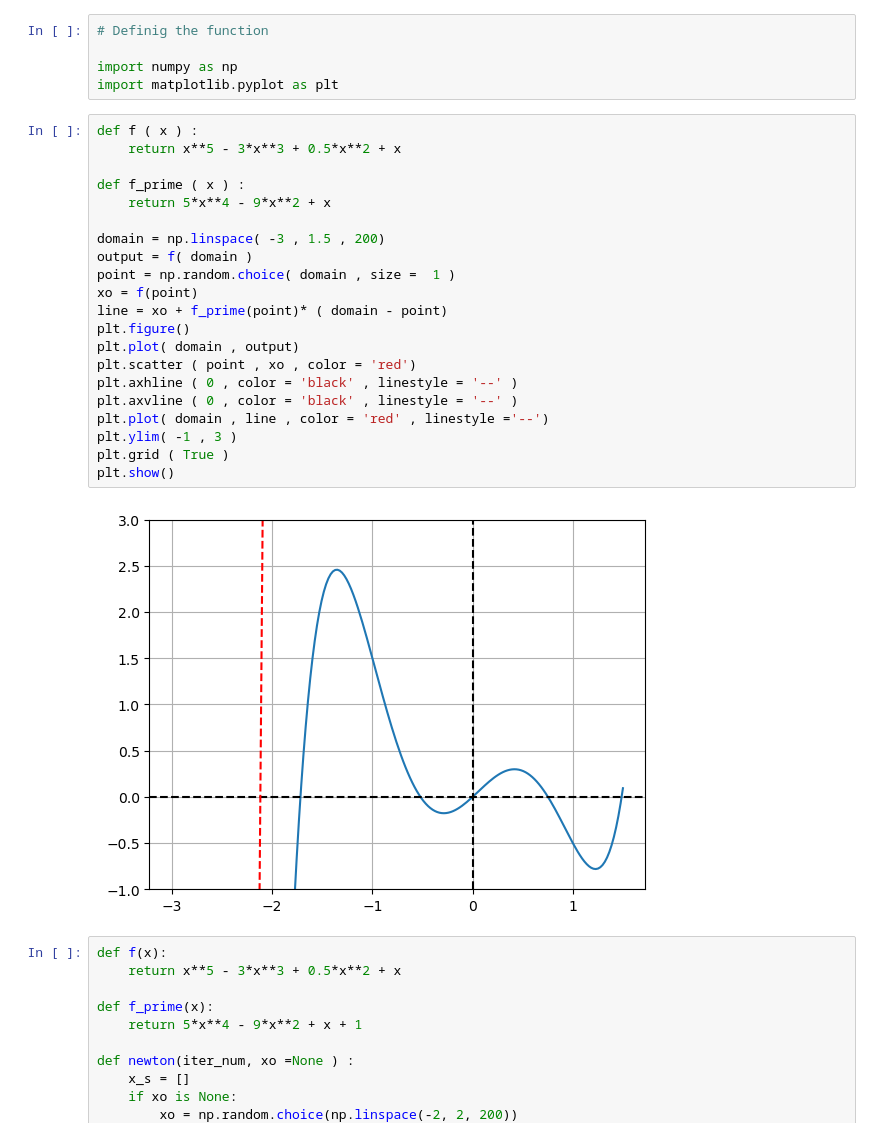
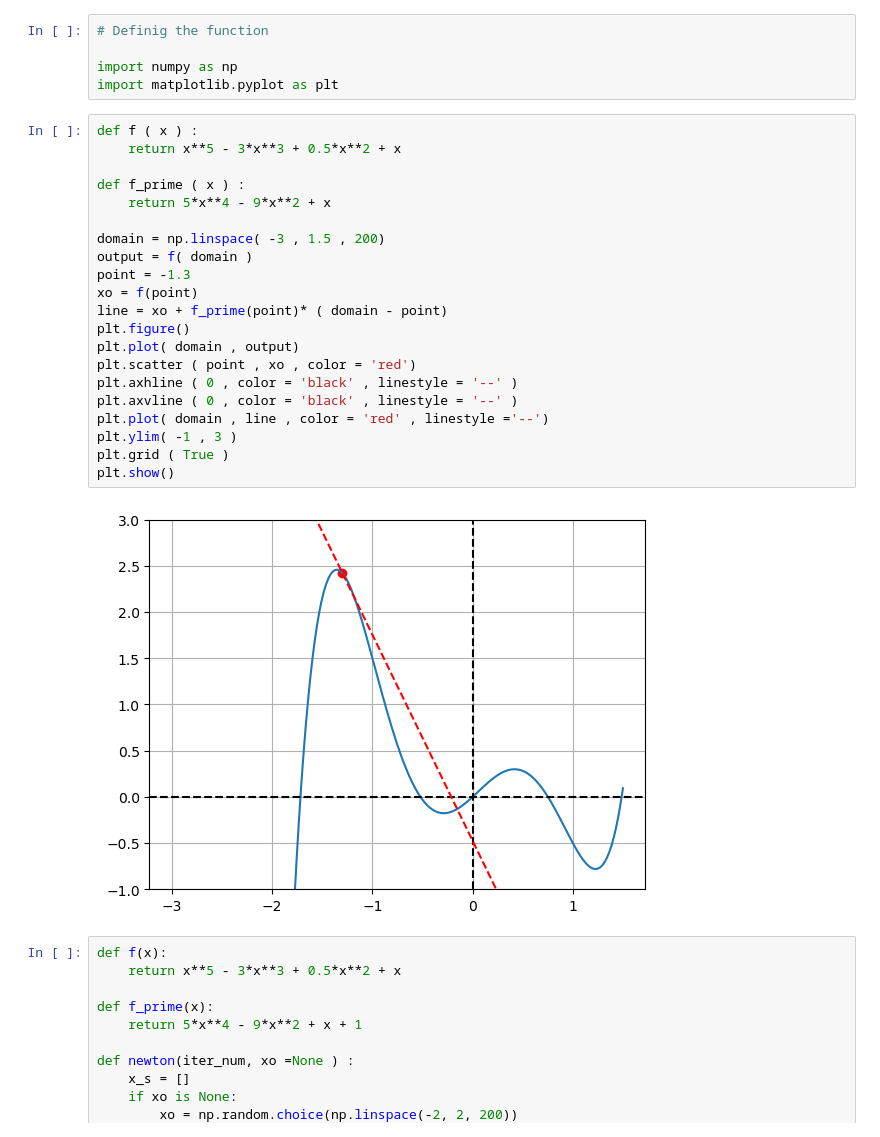
Before and after one commit to qamarr6092/math-with-python, a Jupyter notebook: Calculus/calculus.ipynb, the cells around one changed output. Cells and saved outputs as stored; diff of their text form.

```diff
--- a/Calculus/calculus.ipynb
+++ b/Calculus/calculus.ipynb
@@ -90,26 +90,26 @@ import matplotlib.pyplot as plt
 # %%
 def f ( x ) :
     return x**5 - 3*x**3 + 0.5*x**2 + x
 
 def f_prime ( x ) :
     return 5*x**4 - 9*x**2 + x
 
 domain = np.linspace( -3 , 1.5 , 200)
 output = f( domain )
-point = np.random.choice( domain , size =  1 )
+point = -1.3
 xo = f(point)
 line = xo + f_prime(point)* ( domain - point)
 plt.figure()
 plt.plot( domain , output)
 plt.scatter ( point , xo , color = 'red')
 plt.axhline ( 0 , color = 'black' , linestyle = '--' )
 plt.axvline ( 0 , color = 'black' , linestyle = '--' )
 plt.plot( domain , line , color = 'red' , linestyle ='--')
 plt.ylim( -1 , 3 )
 plt.grid ( True )
 plt.show()
 # %% [output]
-[figure, old version]
+[figure, new version]
 # %%
 def f(x):
     return x**5 - 3*x**3 + 0.5*x**2 + x
```
Also changed, not shown: parts of 32 cells of this notebook.
